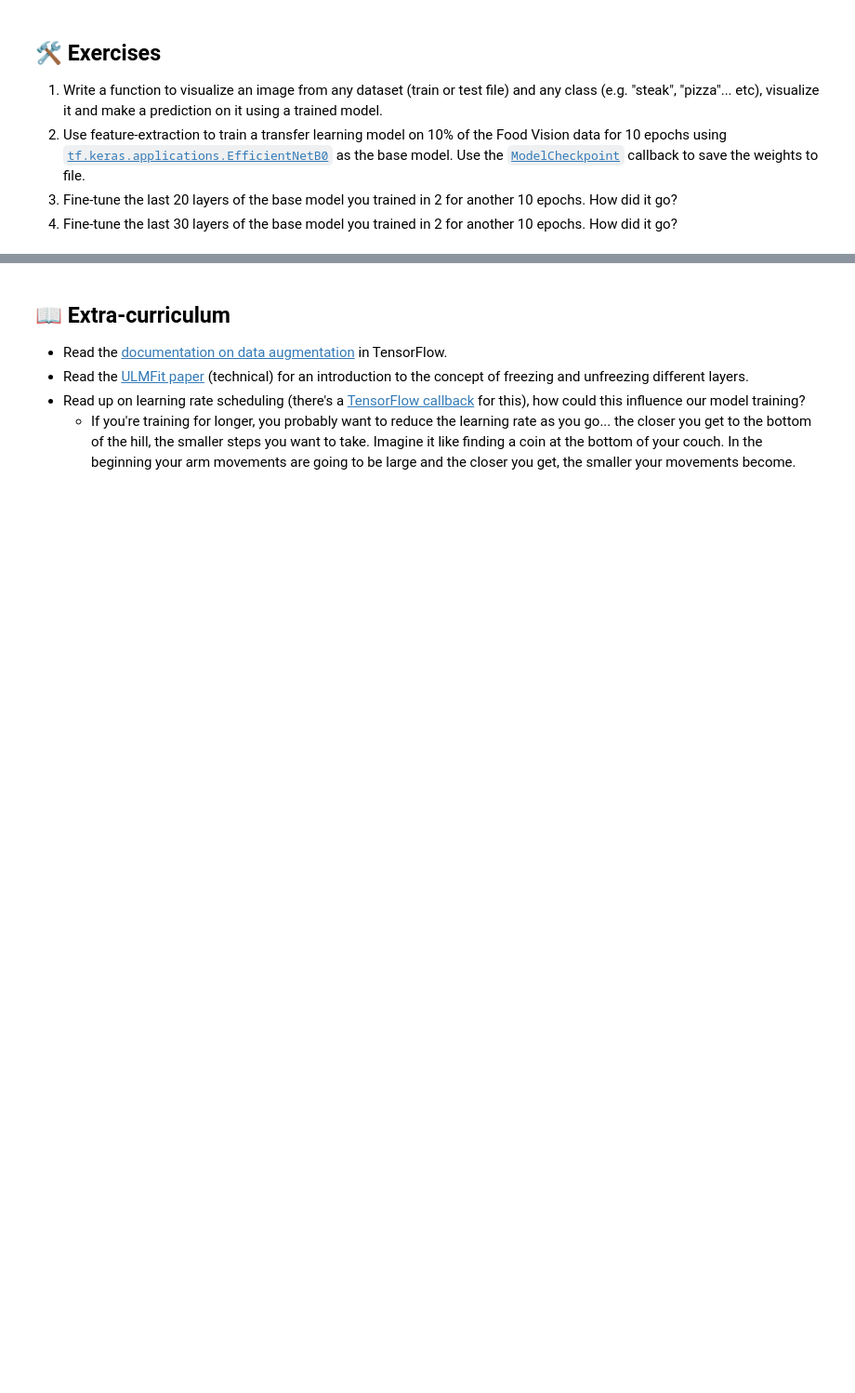
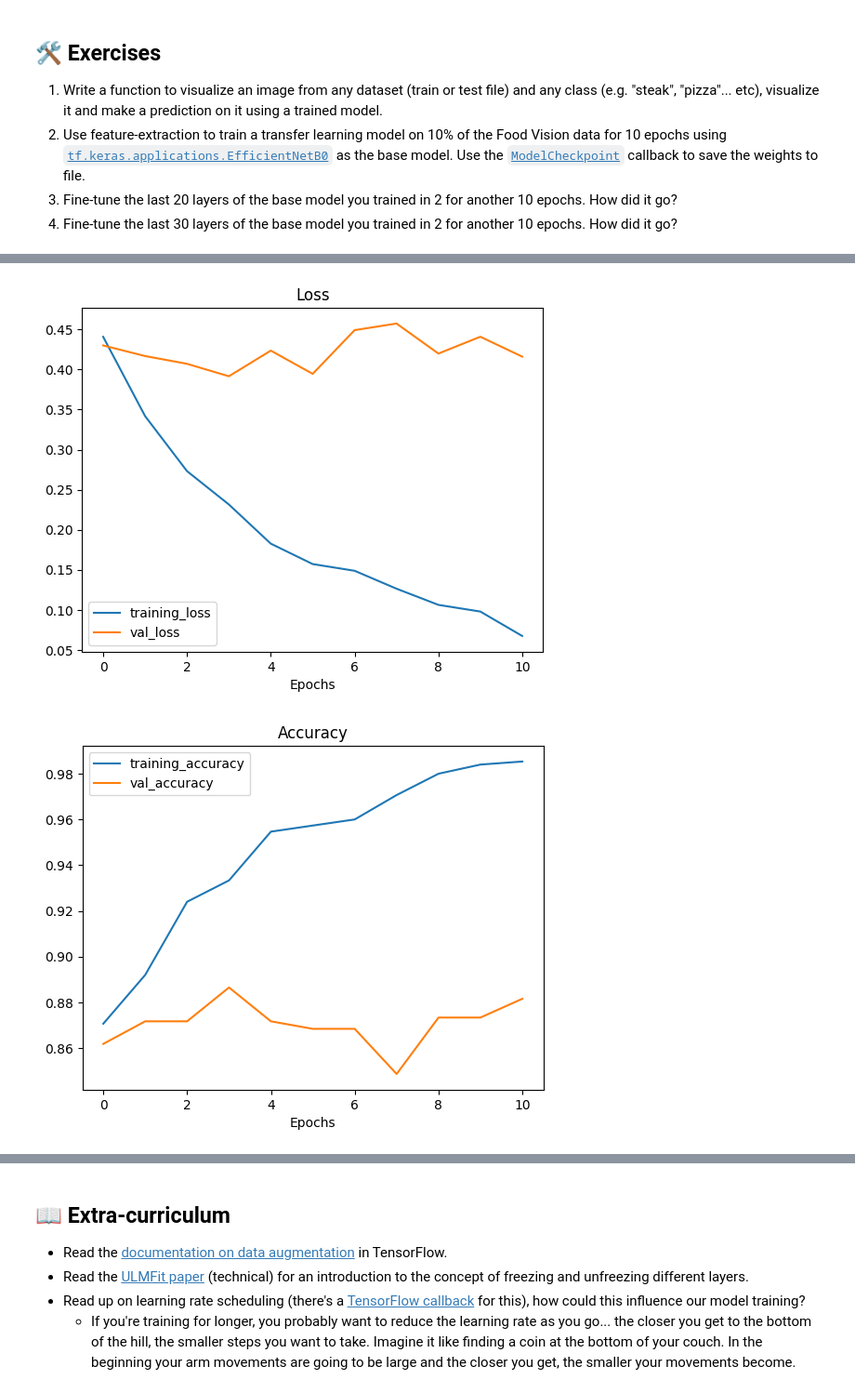
Before and after one commit to huijunam/udemy_tensorflow_lecture, a Jupyter notebook: chapter5/05_transfer_learning_in_tensorflow_part_2_fine_tuning_ipynb의_사본.ipynb, the cells around one changed output, grey strips where cells are left out. Shown at 93% size. Drawn from its saved outputs; the diff is of its cells as text; code cells hidden in the pictures; blank space fills up the shorter version.

```diff
--- a/chapter5/05_transfer_learning_in_tensorflow_part_2_fine_tuning_ipynb의_사본.ipynb
+++ b/chapter5/05_transfer_learning_in_tensorflow_part_2_fine_tuning_ipynb의_사본.ipynb
@@ -1643,0 +1860,11 @@
+# %%
+new_base_model =base_model
+new_base_model.trainable = True
+
+for layer in new_base_model.layers[:-20]:
+  layer.trainable = False
+
+model_7 =model_6
+model_7.compile(loss="categorical_crossentropy",
+                optimizer=tf.keras.optimizers.Adam(learning_rate=0.0001),
+                metrics=["accuracy"])
@@ -1643,0 +1892,8 @@
+# %%
+fine_tune_epochs = initial_epochs + 10
+history_fine_10_percent_exercise_3 = model_7.fit(train_data_10_percent,
+                                                 epochs=fine_tune_epochs,
+                                                 validation_data=test_data,
+                                                 initial_epoch=history_10_percent_exercise_1.epoch[-1],
+                                                 validation_steps=int(0.25 * len(test_data)),
+                                                 callbacks=[create_tensorboard_callback("transfer_learning", "10_percent_fine_tune_last_20")])
@@ -1643,0 +1918,5 @@
+# %%
+plot_loss_curves(history_fine_10_percent_exercise_3)
+# %% [output]
+[figure, added]
+[figure, added]
```
Also changed, not shown: parts of 24 cells of this notebook, 2 other files.
